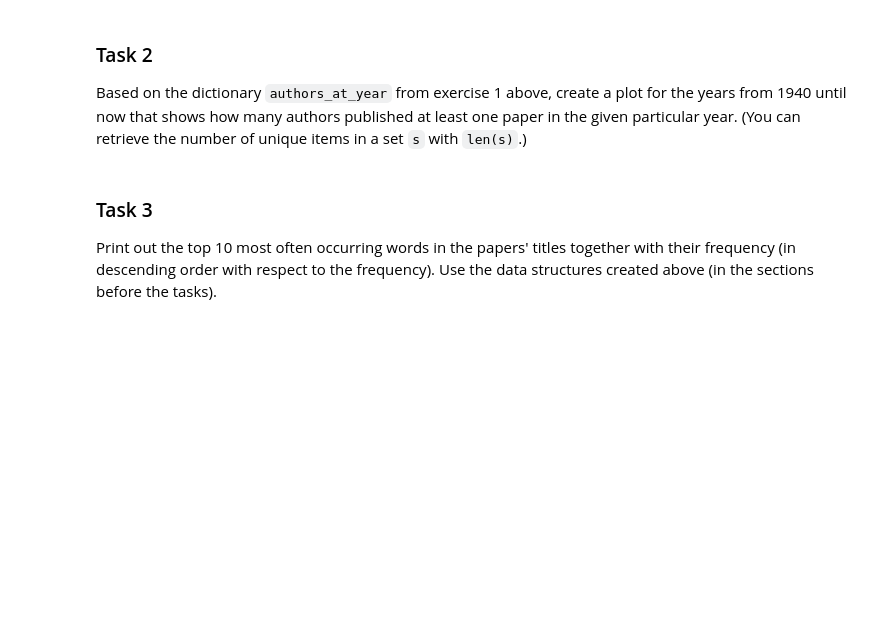
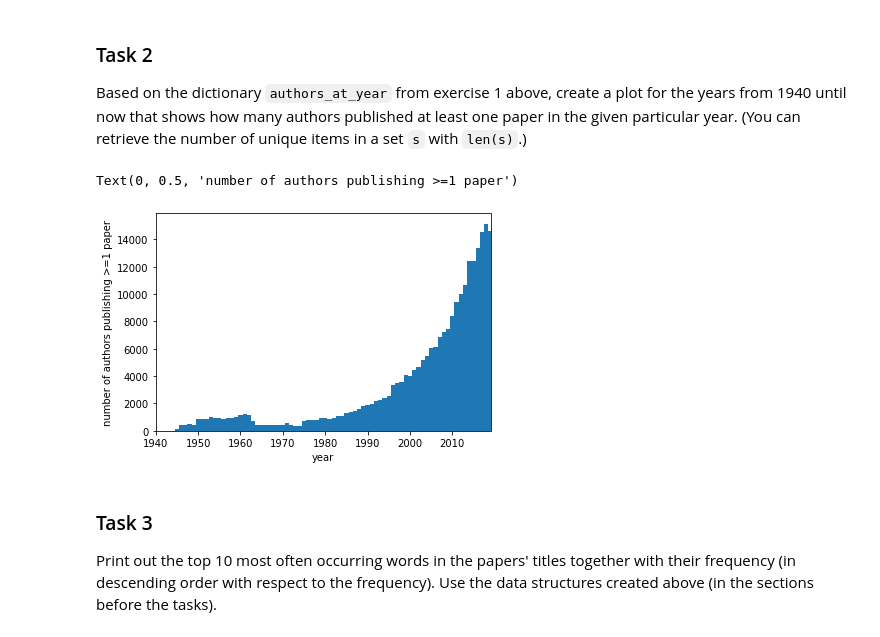
Before and after one commit to AndrewHarrison/IR2019, a Jupyter notebook: 01_inspecting.ipynb, the cells around one changed output. Saved outputs shown, nothing was run; the diff lists cells and outputs as text; code cells hidden in the pictures; blank space fills up the shorter version.

```diff
--- a/01_inspecting.ipynb
+++ b/01_inspecting.ipynb
@@ -176,3 +174,17 @@ Based on the dictionary `authors_at_year` from exercise 1 above, create a plot f
+# %%
+nr_authors_per_year_since_1940 = []
+for year in years_since_1940:
+#     print(year, len(authors_at_year[year]))
+    nr_authors_per_year_since_1940.append(len(authors_at_year[year]))
+# print(nr_authors_per_year_since_1940)
+
+plt.bar(x=years_since_1940, height=nr_authors_per_year_since_1940, width=1.0)
+plt.xlim(1940, 2019)
+plt.xlabel('year')
+plt.ylabel('number of authors publishing >=1 paper')
+# %% [output]
+Text(0, 0.5, 'number of authors publishing >=1 paper')
+[figure, added]
 # %% [markdown]
 ### Task 3
 
```
Also changed, not shown: parts of 9 cells of this notebook.
